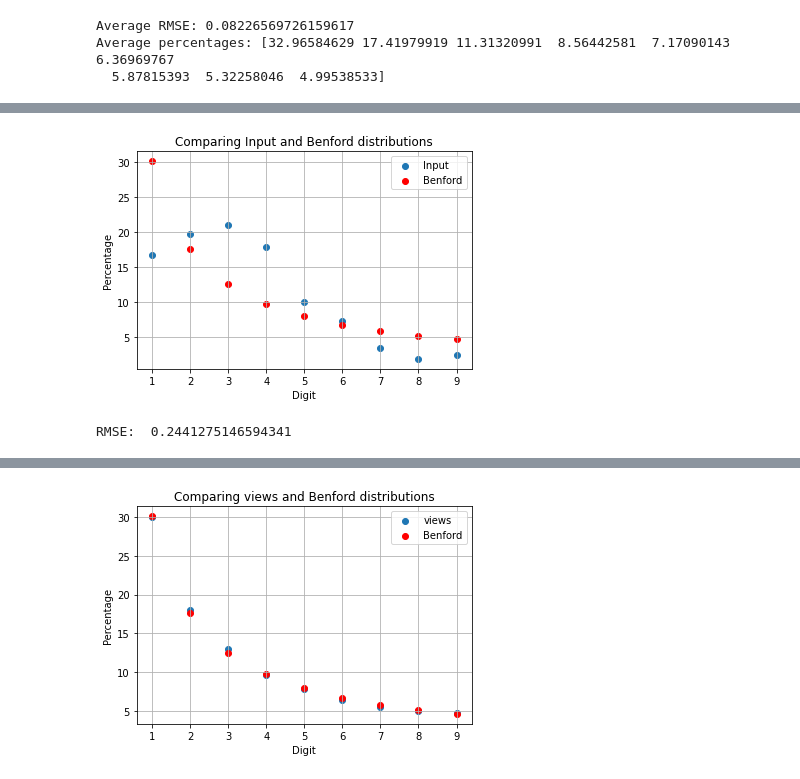
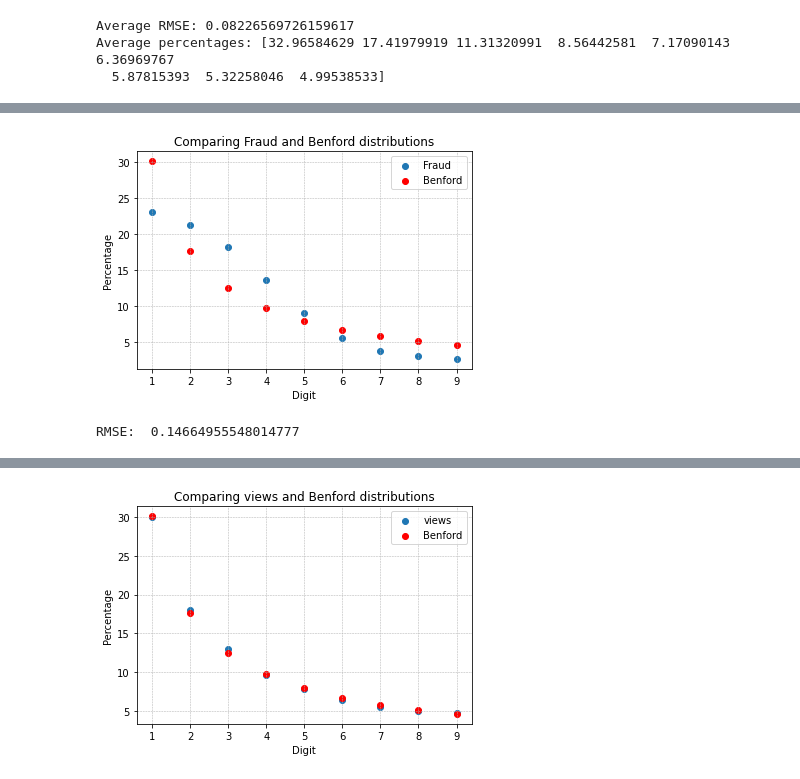
Before and after one commit to Marta-Bar/Benfords-law, a Jupyter notebook: Benfordness.ipynb, the cells around one changed output, grey strips where cells are left out. Cells and saved outputs as stored; diff of their text form; code cells hidden in the pictures.

```diff
--- a/Benfordness.ipynb
+++ b/Benfordness.ipynb
@@ -74,0 +55,17 @@ def Benford_print(w, name= 'Input'):
+# %%
+def Benford_print(w, name= 'Input'):
+    perc, RMSE = Benford(w)
+
+    fig = plt.figure()
+    ax = fig.gca()
+    ax.set_xticks(np.arange(1,10))
+    plt.scatter(np.arange(1,10), perc, label = 'Naive')
+    plt.scatter(np.arange(1,10), benford, color = 'r', label = 'Benford')
+    plt.title('Comparing '+name+' and Benford distributions')
+    plt.ylabel('Percentage')
+    plt.xlabel('Digit')
+    ax.legend([name,'Benford'])
+    ax.grid(linestyle='--', linewidth=0.5)
+    plt.show()
+
+    print('RMSE: ', RMSE,'\n\n')
@@ -170,14 +146,8 @@ RMSE:  0.14664955548014777
-# %%
-# Consider the MusicNet dataset, a collection of 330 freely-licensed classical music recordings
-# https://www.kaggle.com/imsparsh/musicnet-dataset?select=musicnet_metadata.csv
-
-df_1 = pd.read_csv('musicnet_metadata.csv')
-
-# and consider the column with the duration of the recording, in seconds
-sec = df_1['seconds']
-Benford_print(sec)
-
-# NOPE... it looks more like a gaussian
-# %% [output]
-[figure, removed]
-RMSE:  0.2441275146594341
+# %%
+df = pd.read_csv('datasets/fraud_detection_bank_dataset.csv')
+
+amount = df['amount']
+Benford_print(amount, 'Fraud')
+# %% [output]
+[figure, added]
+RMSE:  0.14664955548014777
```
Also changed, not shown: parts of 23 cells of this notebook, 2 other files.
